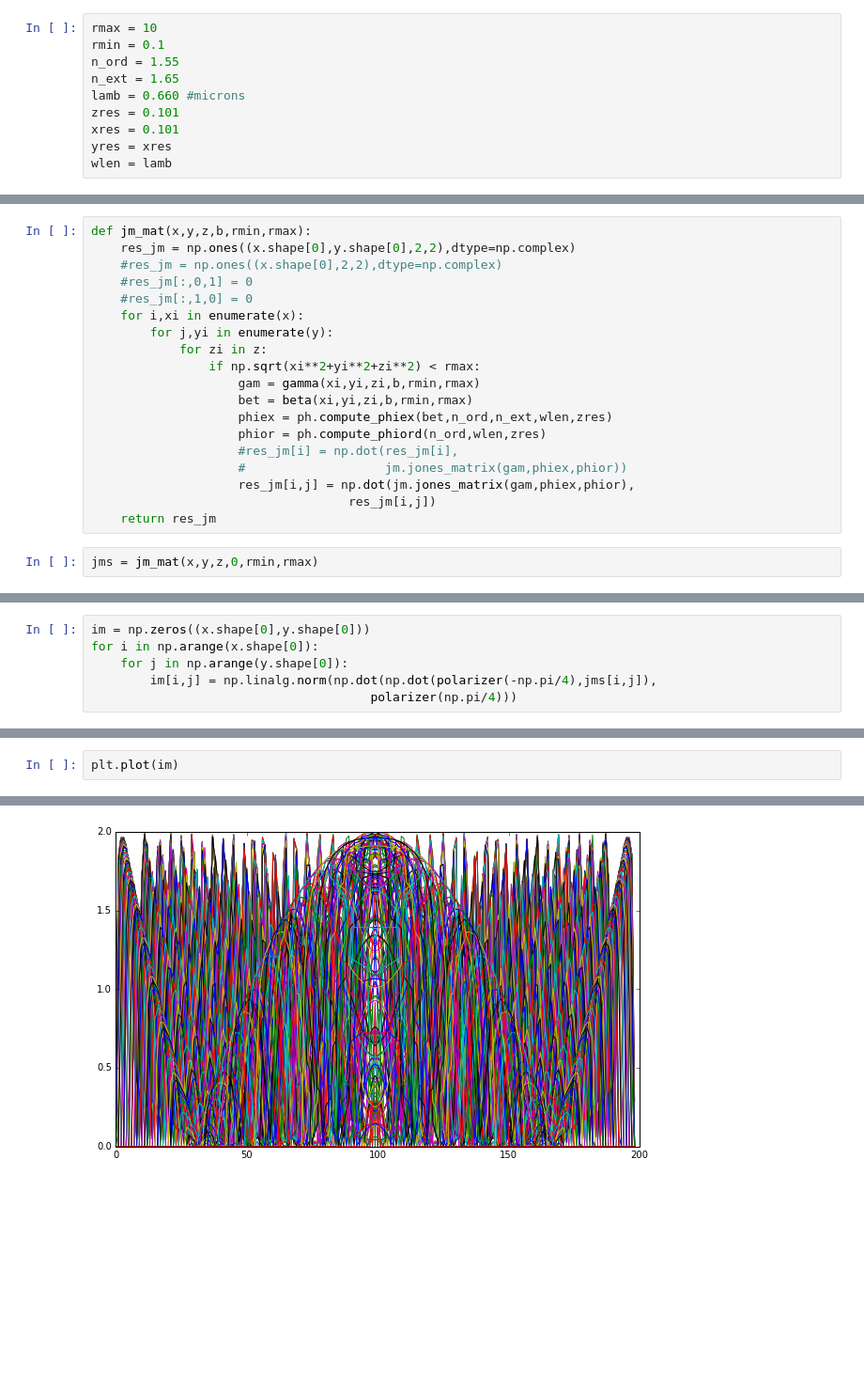
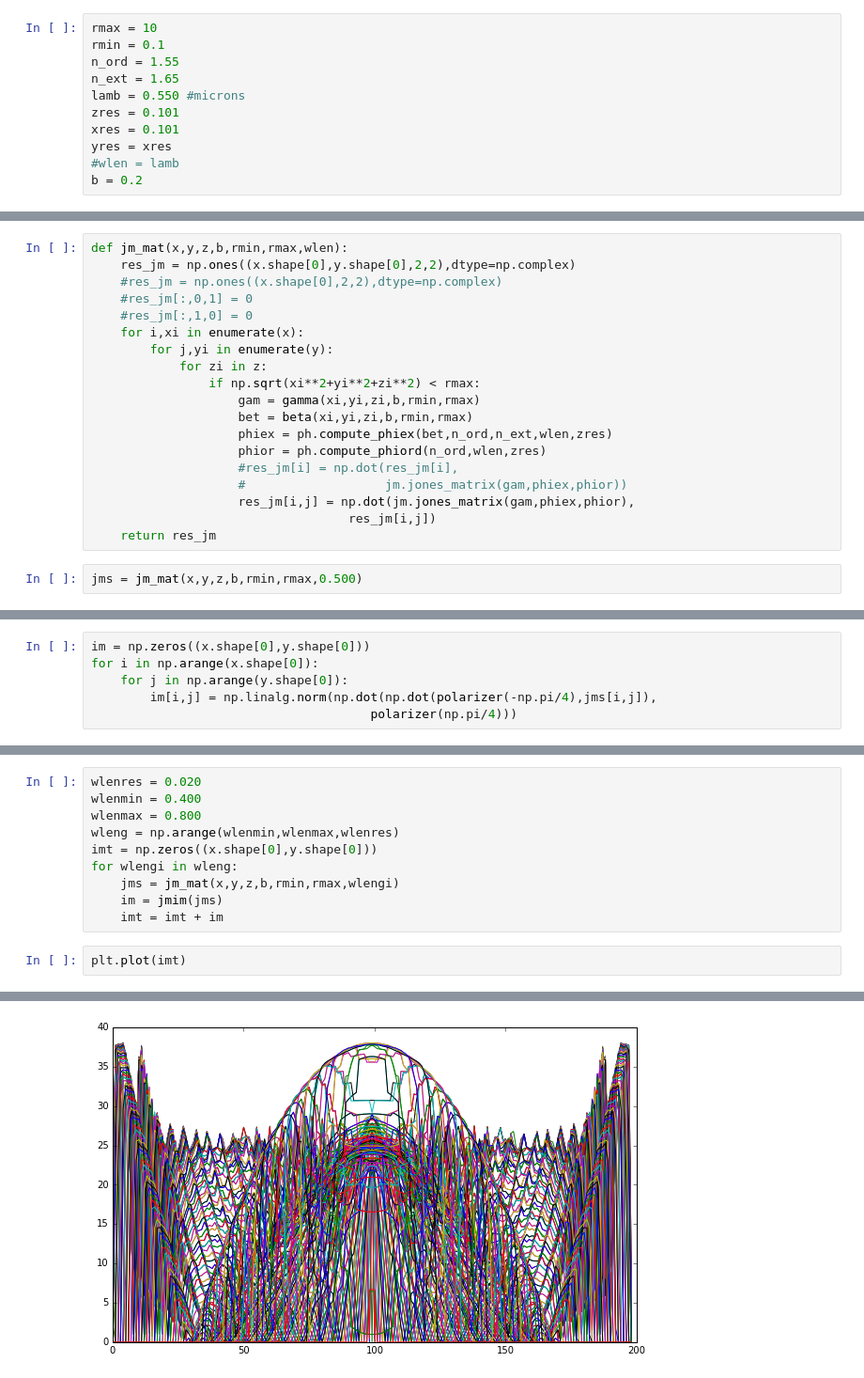
Before and after one commit to AlexisdlC/droptwist, a Jupyter notebook: radial_drop_jm.ipynb, the cells around one changed output, grey strips where cells are left out. Shown: that part at 94% size. Drawn from its saved outputs; the diff is of its cells as text; blank space fills up the shorter version.

```diff
--- a/radial_drop_jm.ipynb
+++ b/radial_drop_jm.ipynb
@@ -116,17 +116,18 @@ rmax = 10
 rmin = 0.1
 n_ord = 1.55
 n_ext = 1.65
-lamb = 0.660 #microns
+lamb = 0.550 #microns
 zres = 0.101
 xres = 0.101
 yres = xres
-wlen = lamb
+#wlen = lamb
+b = 0.2
 # %%
 x = np.arange(-rmax,rmax,xres)
 y = np.arange(-rmax,rmax,yres)
 z = np.arange(-rmax,rmax,zres)
 # %%
-def jm_mat(x,y,z,b,rmin,rmax):
+def jm_mat(x,y,z,b,rmin,rmax,wlen):
     res_jm = np.ones((x.shape[0],y.shape[0],2,2),dtype=np.complex)
     #res_jm = np.ones((x.shape[0],2,2),dtype=np.complex)
     #res_jm[:,0,1] = 0
@@ -145,4 +146,4 @@ def jm_mat(x,y,z,b,rmin,rmax):
                                    res_jm[i,j])
     return res_jm
 # %%
-jms = jm_mat(x,y,z,0,rmin,rmax)
+jms = jm_mat(x,y,z,b,rmin,rmax,0.500)
@@ -155,22 +166,32 @@ for i in np.arange(x.shape[0]):
+# %%
+wlenres = 0.020
+wlenmin = 0.400
+wlenmax = 0.800
+wleng = np.arange(wlenmin,wlenmax,wlenres)
+imt = np.zeros((x.shape[0],y.shape[0]))
+for wlengi in wleng:
+    jms = jm_mat(x,y,z,b,rmin,rmax,wlengi)
+    im = jmim(jms)
+    imt = imt + im
 # %%
-plt.plot(im)
+plt.plot(imt)
 # %% [output]
 [<matplotlib.lines.Line2D at 0x...>,
  <matplotlib.lines.Line2D at 0x...>,
  <matplotlib.lines.Line2D at 0x...>,
  <matplotlib.lines.Line2D at 0x...>,
  <matplotlib.lines.Line2D at 0x...>,
  <matplotlib.lines.Line2D at 0x...>,
  <matplotlib.lines.Line2D at 0x...>,
  <matplotlib.lines.Line2D at 0x...>,
  <matplotlib.lines.Line2D at 0x...>,
  <matplotlib.lines.Line2D at 0x...>,
  <matplotlib.lines.Line2D at 0x...>,
  <matplotlib.lines.Line2D at 0x...>,
 ... (183 lines left out)
  <matplotlib.lines.Line2D at 0x...>,
  <matplotlib.lines.Line2D at 0x...>,
  <matplotlib.lines.Line2D at 0x...>,
  <matplotlib.lines.Line2D at 0x...>]
-[figure, old version]
+[figure, new version]
 # %%
```
Also changed, not shown: parts of 5 cells of this notebook.
